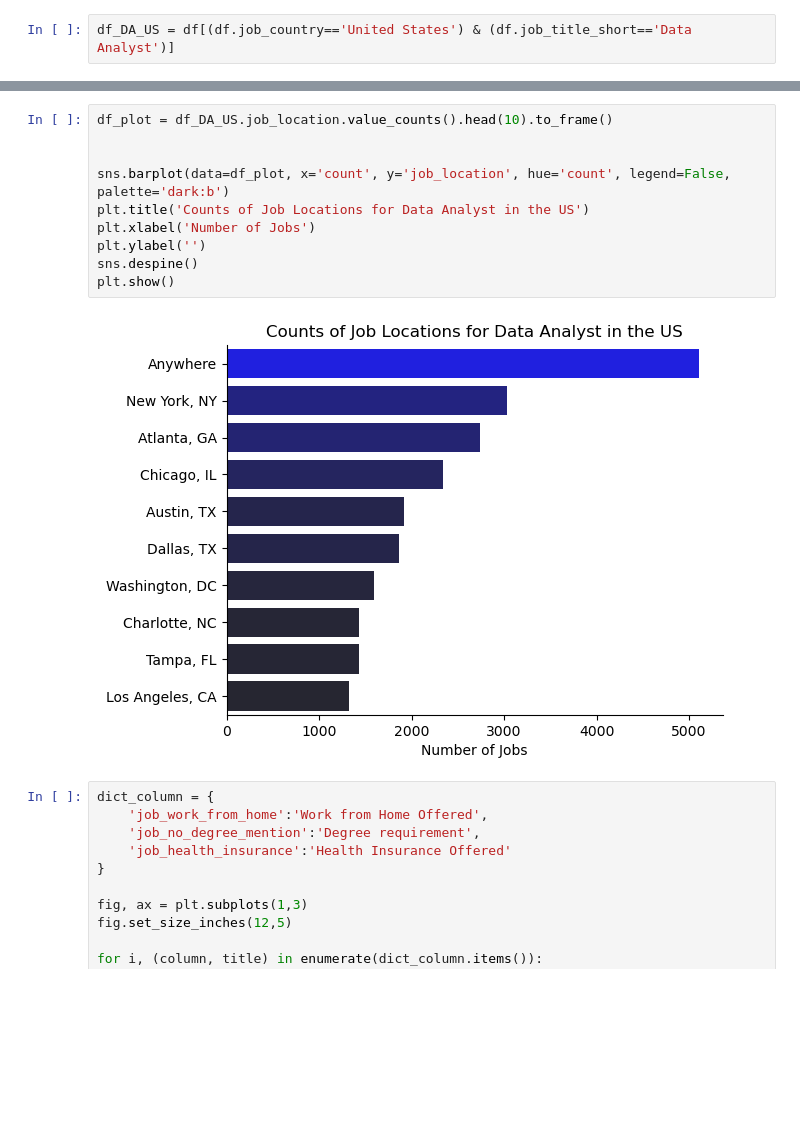
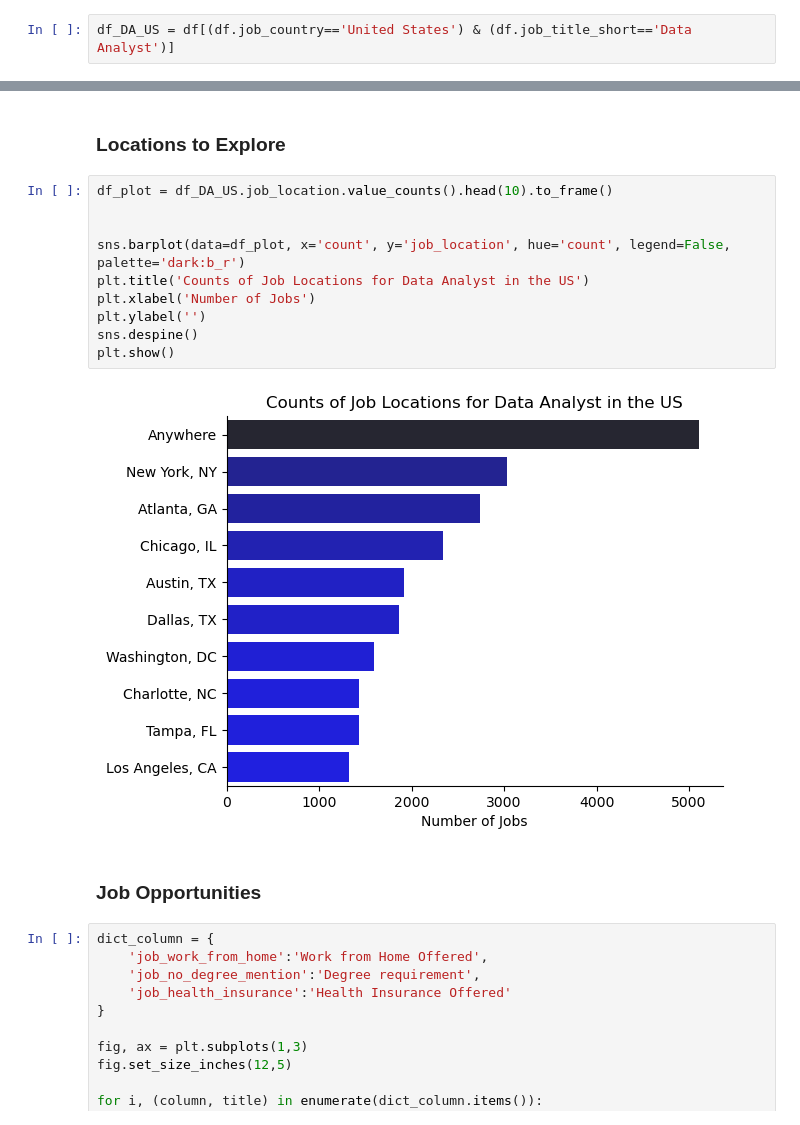
Before and after one commit to S8naK/Data-Jobs-analysis, a Jupyter notebook: 1_EDA_intro.ipynb, the cells around one changed output, grey strips where cells are left out. Cells and saved outputs as stored; diff of their text form; blank space fills up the shorter version.

```diff
--- a/1_EDA_intro.ipynb
+++ b/1_EDA_intro.ipynb
@@ -37,15 +81,19 @@ df_DA_US.job_location.value_counts().head(10).to_frame()
+# %% [markdown]
+### Locations to Explore
 # %%
 df_plot = df_DA_US.job_location.value_counts().head(10).to_frame()
 
 
-sns.barplot(data=df_plot, x='count', y='job_location', hue='count', legend=False, palette='dark:b')
+sns.barplot(data=df_plot, x='count', y='job_location', hue='count', legend=False, palette='dark:b_r')
 plt.title('Counts of Job Locations for Data Analyst in the US')
 plt.xlabel('Number of Jobs')
 plt.ylabel('')
 sns.despine()
 plt.show()
 # %% [output]
-[figure, old version]
+[figure, new version]
+# %% [markdown]
+### Job Opportunities
 # %%
 dict_column = {
     'job_work_from_home':'Work from Home Offered',
```
Also changed, not shown: parts of 13 cells of this notebook, 2 other files.
